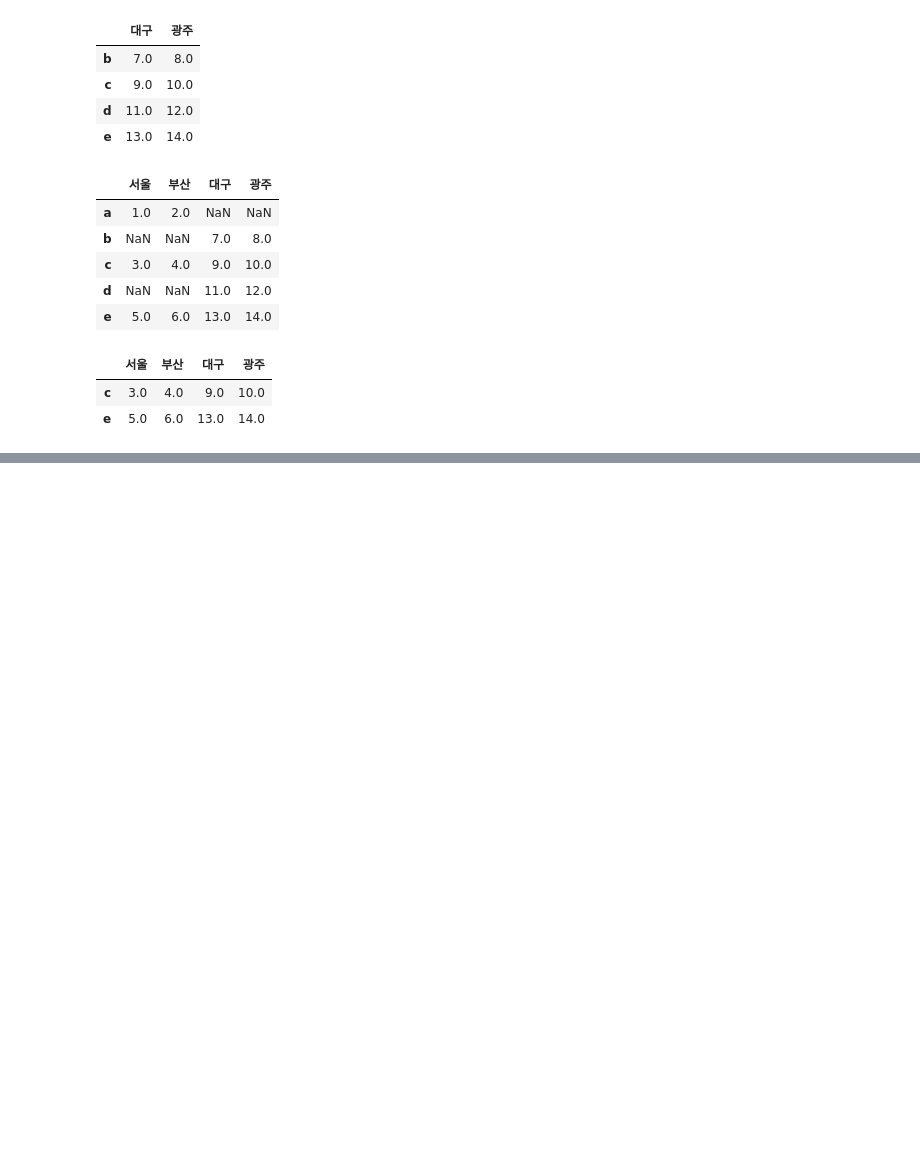
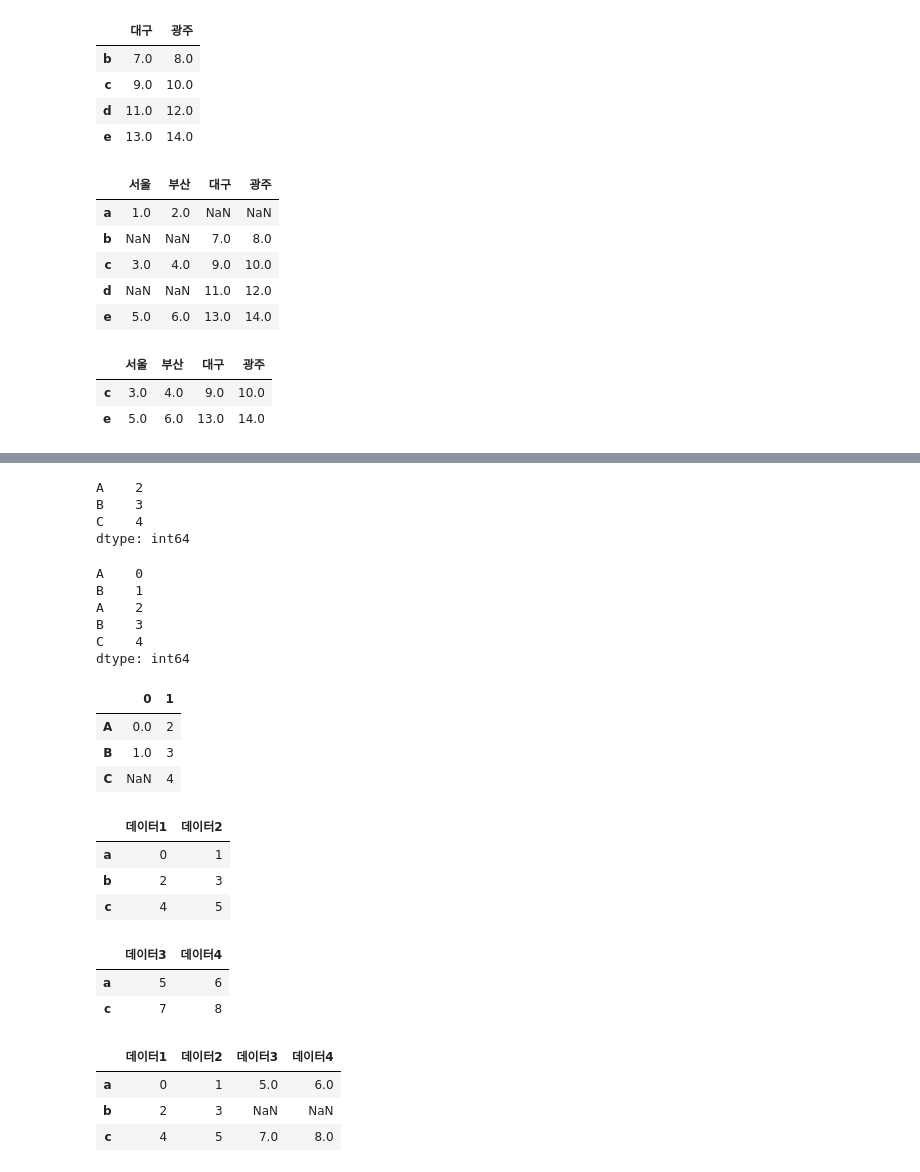
Before and after one commit to Sehyeon9071/Python311_01, a Jupyter notebook: Pandas/데이터프레임_ex01.ipynb, the cells around one changed output, grey strips where cells are left out. Drawn from its saved outputs; the diff is of its cells as text; code cells hidden in the pictures; blank space fills up the shorter version.

```diff
--- a/Pandas/데이터프레임_ex01.ipynb
+++ b/Pandas/데이터프레임_ex01.ipynb
@@ -1778,0 +1778,53 @@ df3
+# %%
+s2 = pd.Series([2, 3, 4], index=["A", "B", "C"])
+s2
+# %% [output]
+A    2
+B    3
+C    4
+dtype: int64
+# %%
+s3 = pd.concat([s1, s2])
+s3
+# %% [output]
+A    0
+B    1
+A    2
+B    3
+C    4
+dtype: int64
+# %%
+s3 = pd.concat([s1, s2], axis=1)
+s3
+# %% [output]
+|  | 0 | 1 |
+| A | 0.0 | 2 |
+| B | 1.0 | 3 |
+| C | NaN | 4 |
+# %%
+df1 = pd.DataFrame(np.arange(6).reshape(3, 2),
+                  index = ["a", "b", "c"],
+                  columns = ["데이터1", "데이터2"])
+df1
+# %% [output]
+|  | 데이터1 | 데이터2 |
+| a | 0 | 1 |
+| b | 2 | 3 |
+| c | 4 | 5 |
+# %%
+df2 = pd.DataFrame(5 + np.arange(4).reshape(2, 2),
+                  index = ["a", "c"],
+                  columns = ["데이터3", "데이터4"])
+df2
+# %% [output]
+|  | 데이터3 | 데이터4 |
+| a | 5 | 6 |
+| c | 7 | 8 |
+# %%
+df3 = pd.concat([df1, df2], axis=1)
+df3
+# %% [output]
+|  | 데이터1 | 데이터2 | 데이터3 | 데이터4 |
+| a | 0 | 1 | 5.0 | 6.0 |
+| b | 2 | 3 | NaN | NaN |
+| c | 4 | 5 | 7.0 | 8.0 |
```
Also changed, not shown: parts of 49 cells of this notebook, 4 other files.
